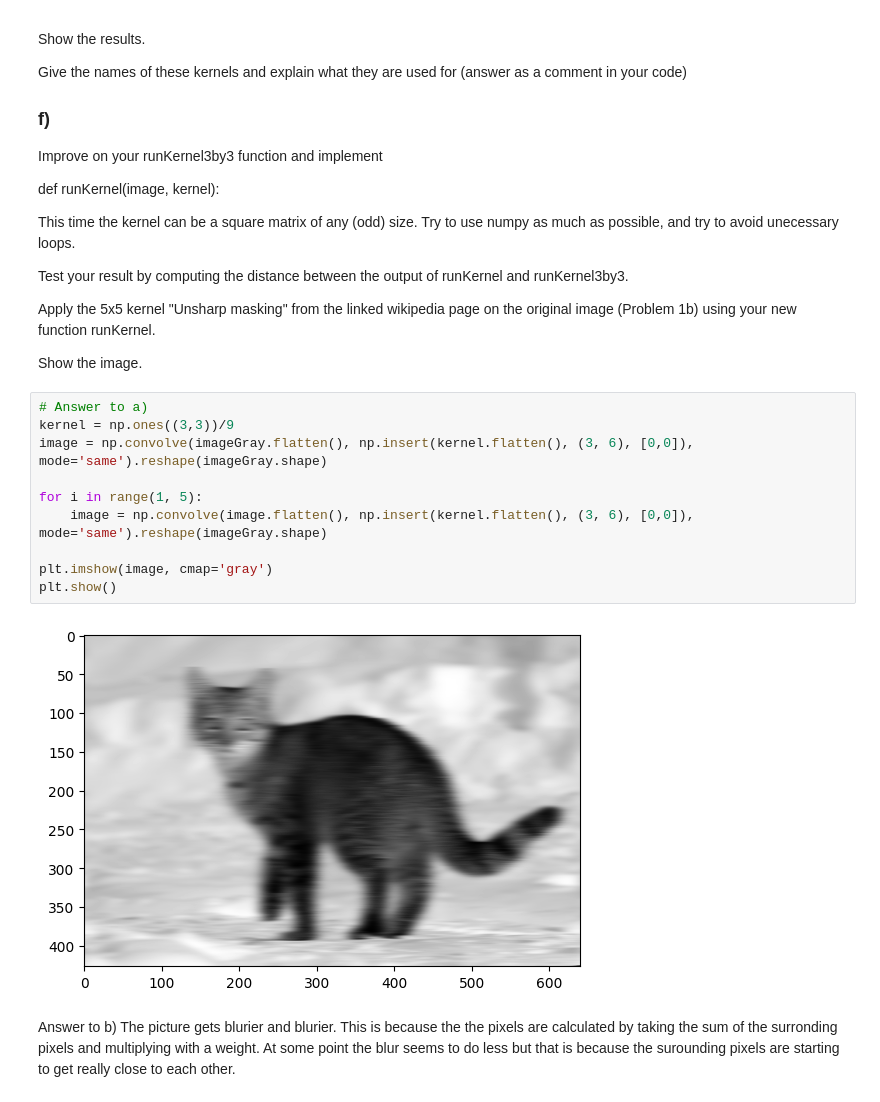
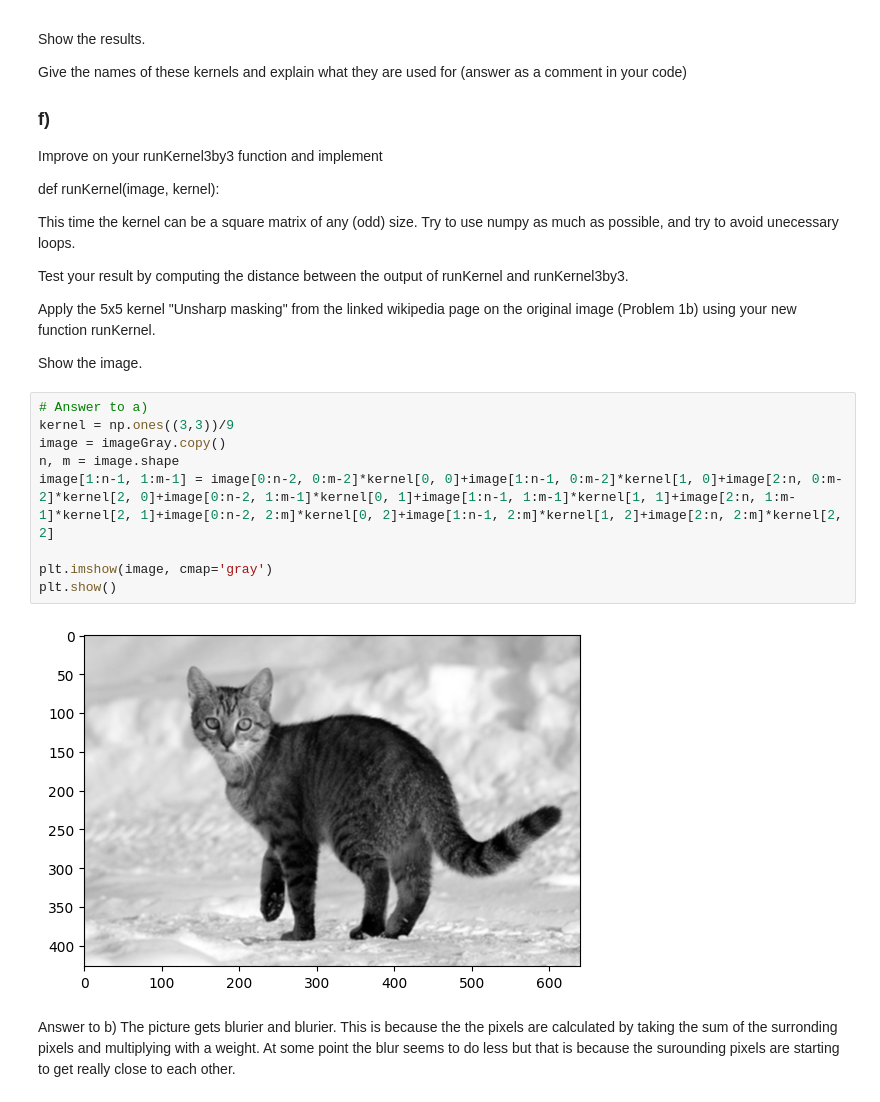
Before and after one commit to Gjermundhp02/BMA1020, a Jupyter notebook: Assignment 6/cat.ipynb, the cells around one changed output. Cells and saved outputs as stored; diff of their text form.

Commit message:
convolve fix

```diff
--- a/Assignment 6/cat.ipynb
+++ b/Assignment 6/cat.ipynb
@@ -188,18 +188,17 @@ Test your result by computing the distance between the output of runKernel and r
 Apply the 5x5 kernel "Unsharp masking" from the linked wikipedia page on the original image (Problem 1b) using your new function runKernel.
 
 Show the image.
-# %%
-# Answer to a)
-kernel = np.ones((3,3))/9
-image = np.convolve(imageGray.flatten(), np.insert(kernel.flatten(), (3, 6), [0,0]), mode='same').reshape(imageGray.shape)
-
-for i in range(1, 5):
-    image = np.convolve(image.flatten(), np.insert(kernel.flatten(), (3, 6), [0,0]), mode='same').reshape(imageGray.shape)
-
-plt.imshow(image, cmap='gray')
-plt.show()
-# %% [output]
-[figure, removed]
+# %%
+# Answer to a)
+kernel = np.ones((3,3))/9
+image = imageGray.copy()
+n, m = image.shape
+image[1:n-1, 1:m-1] = image[0:n-2, 0:m-2]*kernel[0, 0]+image[1:n-1, 0:m-2]*kernel[1, 0]+image[2:n, 0:m-2]*kernel[2, 0]+image[0:n-2, 1:m-1]*kernel[0, 1]+image[1:n-1, 1:m-1]*kernel[1, 1]+image[2:n, 1:m-1]*kernel[2, 1]+image[0:n-2, 2:m]*kernel[0, 2]+image[1:n-1, 2:m]*kernel[1, 2]+image[2:n, 2:m]*kernel[2, 2]
+
+plt.imshow(image, cmap='gray')
+plt.show()
+# %% [output]
+[figure, added]
 # %% [markdown]
 Answer to b)
 The picture gets blurier and blurier. This is because the the pixels are calculated by taking the sum of the surronding pixels and multiplying with a weight. At some point the blur seems to do less but that is because the surounding pixels are starting to get really close to each other.
```
Also changed, not shown: parts of 1 cell of this notebook, 2 other files.
